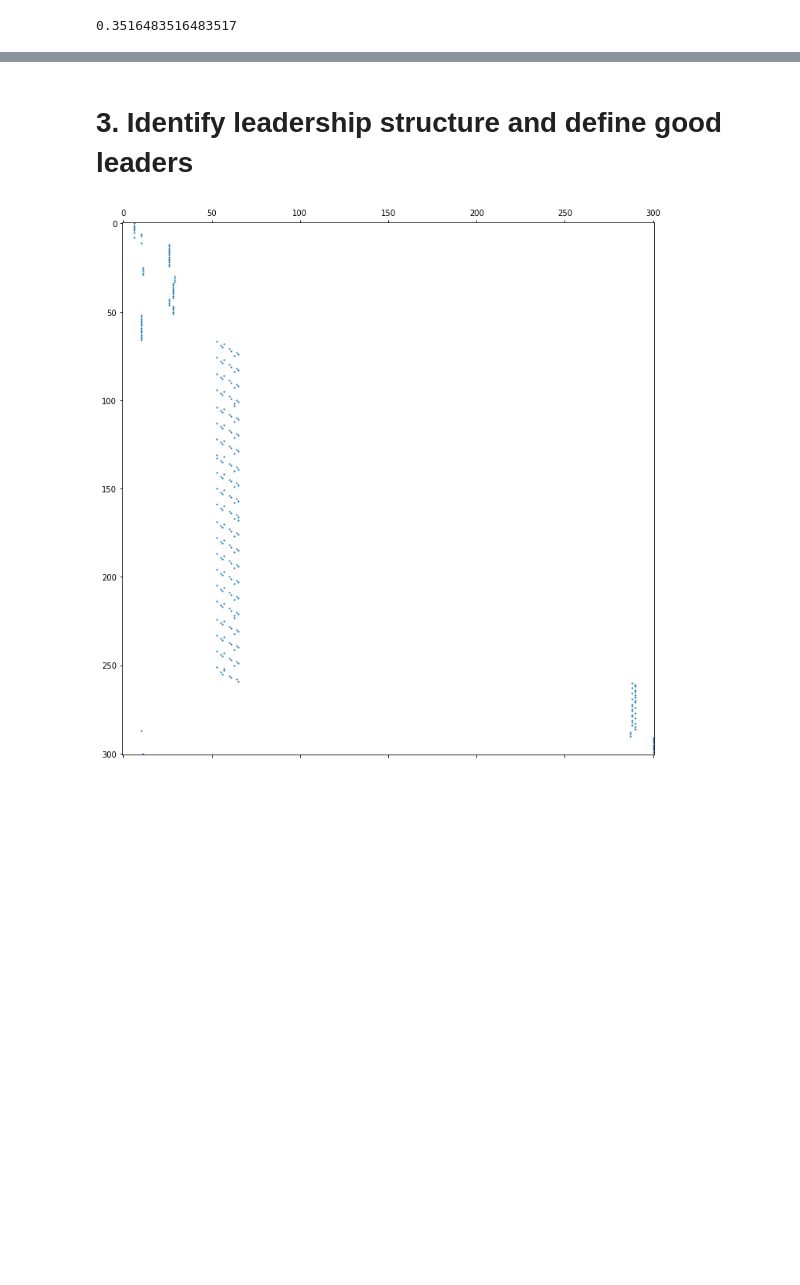
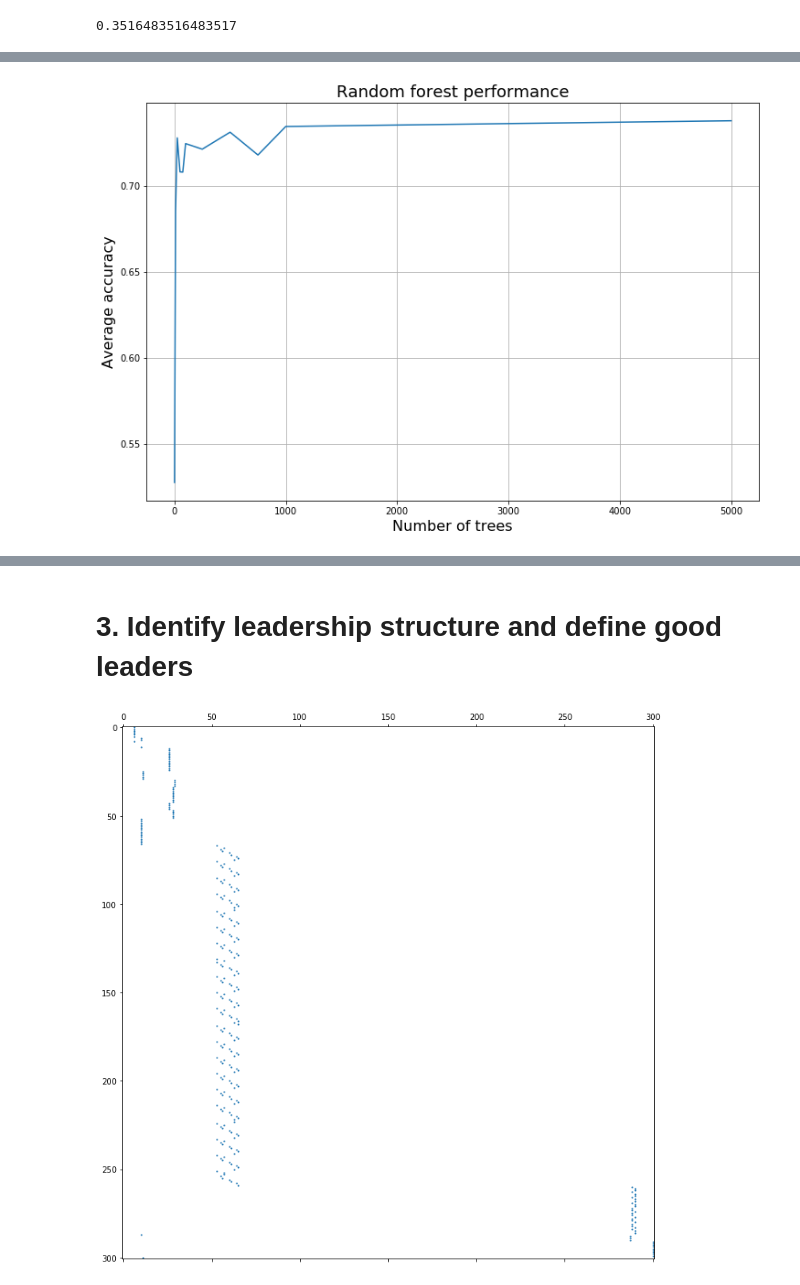
Before and after one commit to parkjan4/DSIP, a Jupyter notebook: Project/HR Project.ipynb, the cells around one changed output, grey strips where cells are left out. Drawn from its saved outputs; the diff is of its cells as text; code cells hidden in the pictures; blank space fills up the shorter version.

Commit message:
Added plots and feature importance analysis

```diff
--- a/Project/HR Project.ipynb
+++ b/Project/HR Project.ipynb
@@ -353 +395,10 @@ np.count_nonzero(y_est-y_test)/len(y_test)
+# %%
+plt.figure(figsize=(12, 8))
+plt.plot(num_estimators, grid_search.cv_results_['mean_test_score'])
+plt.xlabel("Number of trees", fontsize=16)
+plt.ylabel("Average accuracy", fontsize=16)
+plt.title("Random forest performance", fontsize=18)
+plt.grid()
+# %% [output]
+[figure, added]
 # %%
```
Also changed, not shown: parts of 18 cells of this notebook.
